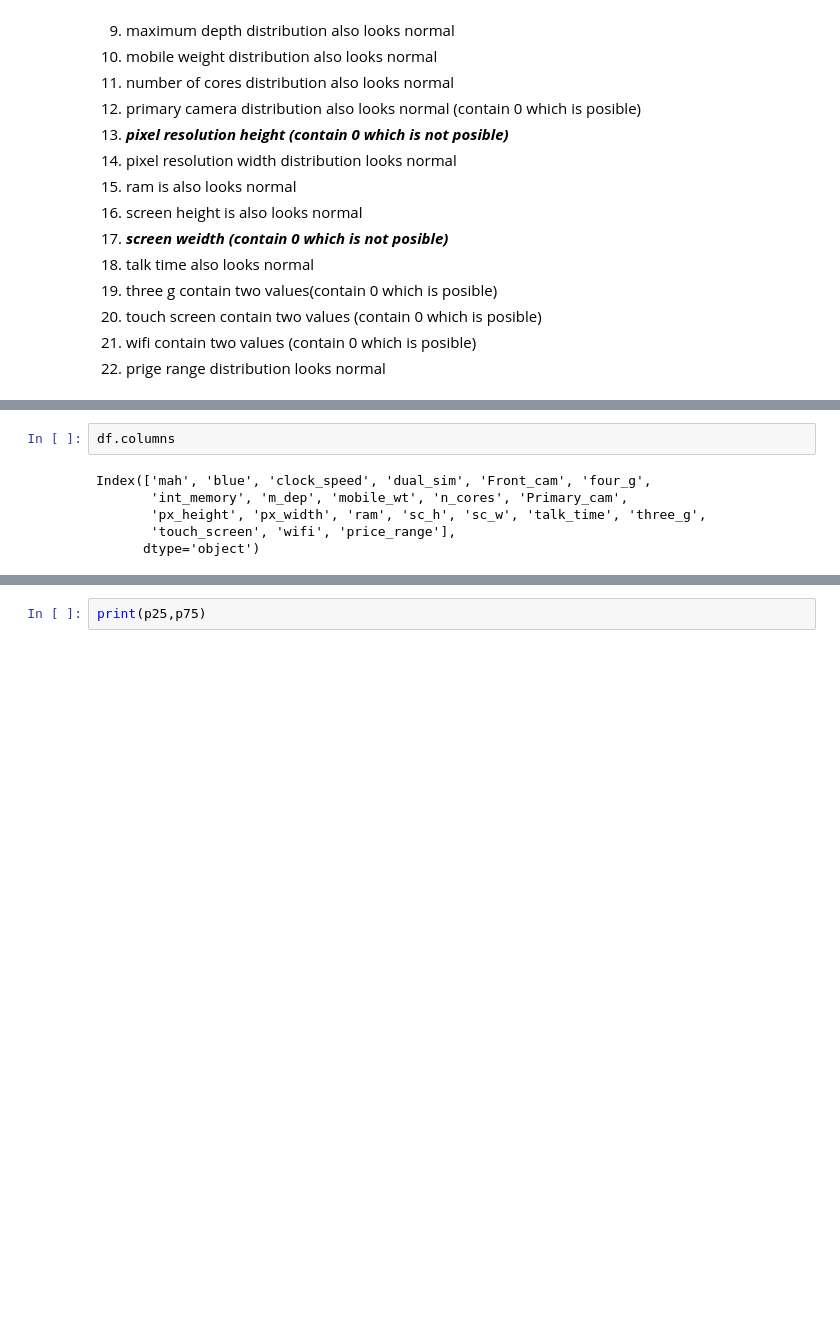
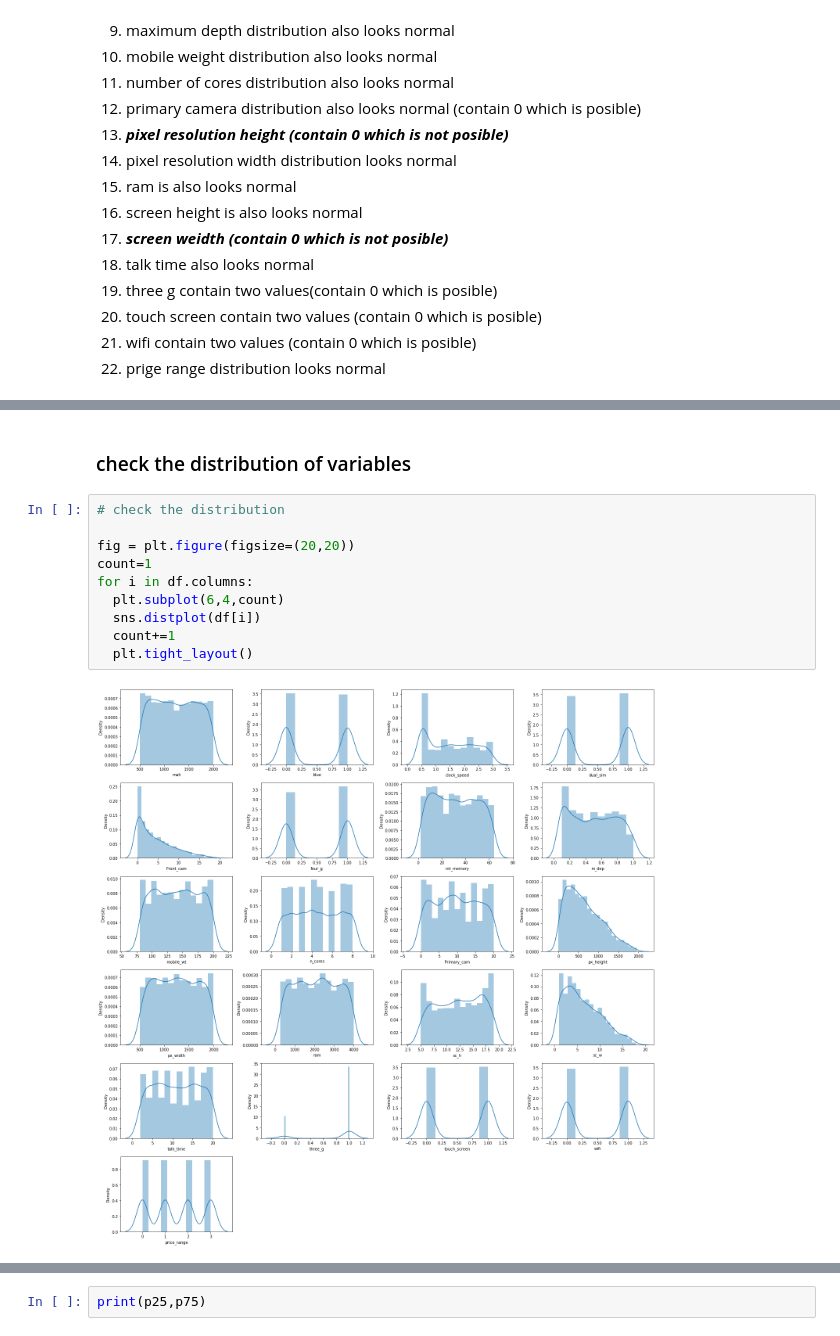
Before and after one commit to tarun422/Mobile-Price-Range-Prediction, a Jupyter notebook: Mobile_Price_Range_Prediction.ipynb, the cells around one changed output, grey strips where cells are left out. Drawn from its saved outputs; the diff is of its cells as text; blank space fills up the shorter version.

```diff
--- a/Mobile_Price_Range_Prediction.ipynb
+++ b/Mobile_Price_Range_Prediction.ipynb
@@ -348,8 +424,14 @@ memory usage: 327.9 KB
-# %%
-df.columns
-# %% [output]
-Index(['mah', 'blue', 'clock_speed', 'dual_sim', 'Front_cam', 'four_g',
-       'int_memory', 'm_dep', 'mobile_wt', 'n_cores', 'Primary_cam',
-       'px_height', 'px_width', 'ram', 'sc_h', 'sc_w', 'talk_time', 'three_g',
-       'touch_screen', 'wifi', 'price_range'],
-      dtype='object')
+# %% [markdown]
+### check the distribution of variables
+# %%
+# check the distribution
+
+fig = plt.figure(figsize=(20,20))
+count=1
+for i in df.columns:
+  plt.subplot(6,4,count)
+  sns.distplot(df[i])
+  count+=1
+  plt.tight_layout()
+# %% [output]
+[figure, added]
```
Also changed, not shown: parts of 111 cells of this notebook.
